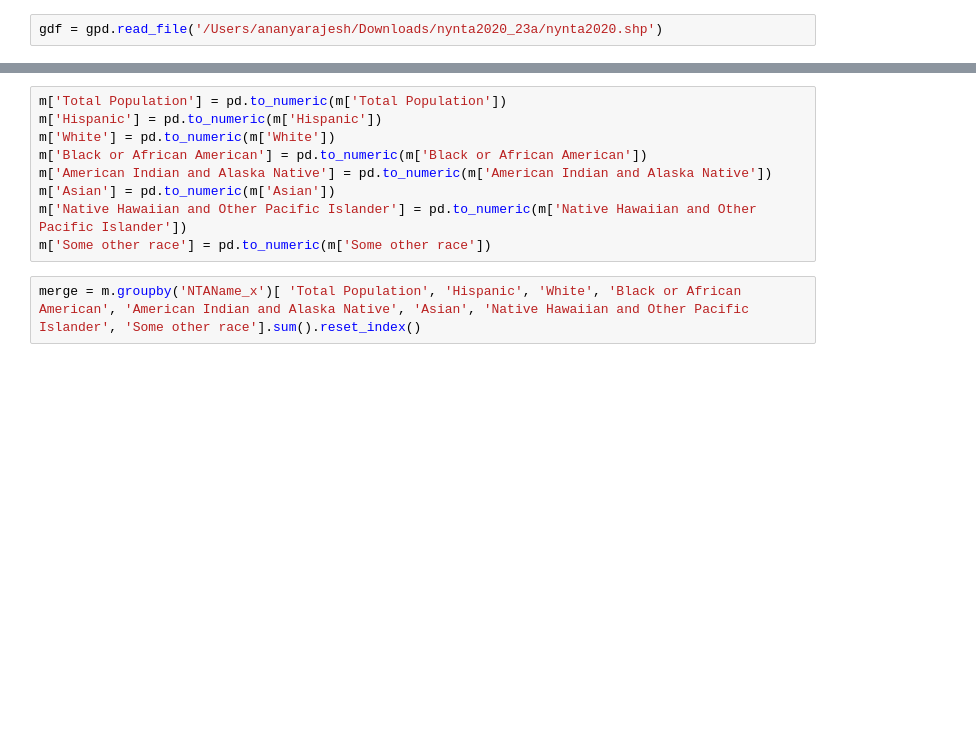
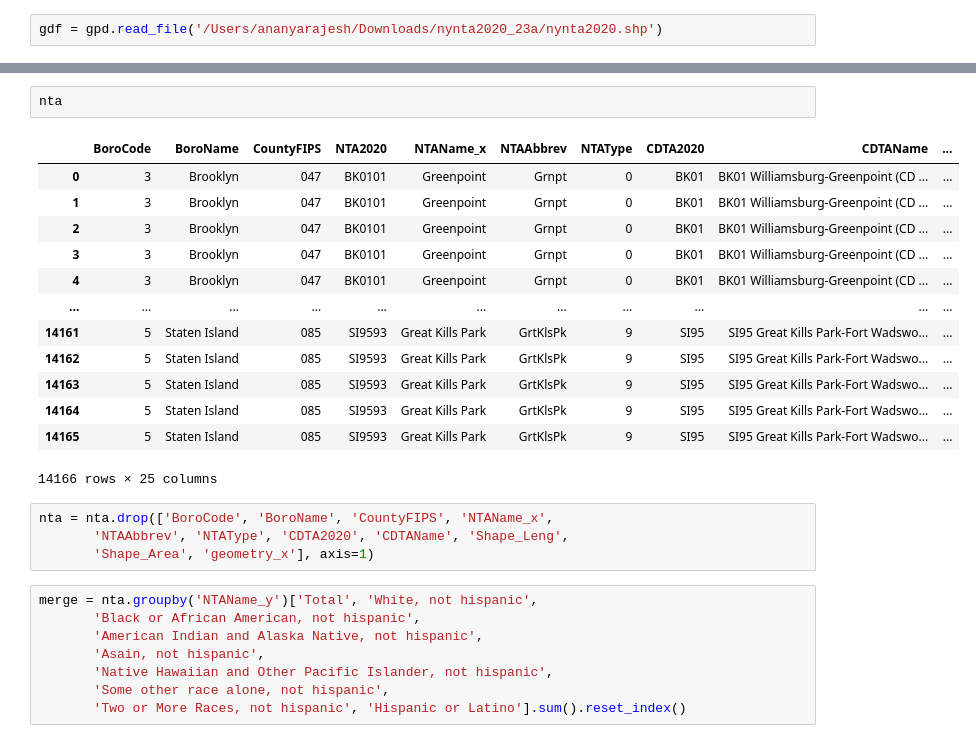
Before and after one commit to emj1020/311_sentiment_analysis, a Jupyter notebook: Scripts/RACE.ipynb, the cells around one changed output, grey strips where cells are left out. Cells and saved outputs as stored; diff of their text form; blank space fills up the shorter version.

```diff
--- a/Scripts/RACE.ipynb
+++ b/Scripts/RACE.ipynb
@@ -259,14 +237,31 @@ m
-# %%
-m['Total Population'] = pd.to_numeric(m['Total Population'])
-m['Hispanic'] = pd.to_numeric(m['Hispanic'])
-m['White'] = pd.to_numeric(m['White'])
-m['Black or African American'] = pd.to_numeric(m['Black or African American'])
-m['American Indian and Alaska Native'] = pd.to_numeric(m['American Indian and Alaska Native'])
-m['Asian'] = pd.to_numeric(m['Asian'])
-m['Native Hawaiian and Other Pacific Islander'] = pd.to_numeric(m['Native Hawaiian and Other Pacific Islander'])
-m['Some other race'] = pd.to_numeric(m['Some other race'])
+# %%
+nta
+# %% [output]
+|  | BoroCode | BoroName | CountyFIPS | NTA2020 | NTAName_x | NTAAbbrev | NTAType | CDTA2020 | CDTAName | ... |
+| 0 | 3 | Brooklyn | 047 | BK0101 | Greenpoint | Grnpt | 0 | BK01 | BK01 Williamsburg-Greenpoint (CD ... | ... |
+| 1 | 3 | Brooklyn | 047 | BK0101 | Greenpoint | Grnpt | 0 | BK01 | BK01 Williamsburg-Greenpoint (CD ... | ... |
+| 2 | 3 | Brooklyn | 047 | BK0101 | Greenpoint | Grnpt | 0 | BK01 | BK01 Williamsburg-Greenpoint (CD ... | ... |
+| 3 | 3 | Brooklyn | 047 | BK0101 | Greenpoint | Grnpt | 0 | BK01 | BK01 Williamsburg-Greenpoint (CD ... | ... |
+| 4 | 3 | Brooklyn | 047 | BK0101 | Greenpoint | Grnpt | 0 | BK01 | BK01 Williamsburg-Greenpoint (CD ... | ... |
+| ... | ... | ... | ... | ... | ... | ... | ... | ... | ... | ... |
+| 14161 | 5 | Staten Island | 085 | SI9593 | Great Kills Park | GrtKlsPk | 9 | SI95 | SI95 Great Kills Park-Fort Wadswo... | ... |
+| 14162 | 5 | Staten Island | 085 | SI9593 | Great Kills Park | GrtKlsPk | 9 | SI95 | SI95 Great Kills Park-Fort Wadswo... | ... |
+| 14163 | 5 | Staten Island | 085 | SI9593 | Great Kills Park | GrtKlsPk | 9 | SI95 | SI95 Great Kills Park-Fort Wadswo... | ... |
+| 14164 | 5 | Staten Island | 085 | SI9593 | Great Kills Park | GrtKlsPk | 9 | SI95 | SI95 Great Kills Park-Fort Wadswo... | ... |
+| 14165 | 5 | Staten Island | 085 | SI9593 | Great Kills Park | GrtKlsPk | 9 | SI95 | SI95 Great Kills Park-Fort Wadswo... | ... |
+14166 rows × 25 columns
+# %%
+nta = nta.drop(['BoroCode', 'BoroName', 'CountyFIPS', 'NTAName_x',
+       'NTAAbbrev', 'NTAType', 'CDTA2020', 'CDTAName', 'Shape_Leng',
+       'Shape_Area', 'geometry_x'], axis=1)
 # %%
-merge = m.groupby('NTAName_x')[ 'Total Population', 'Hispanic', 'White', 'Black or African American', 'American Indian and Alaska Native', 'Asian', 'Native Hawaiian and Other Pacific Islander', 'Some other race'].sum().reset_index()
+merge = nta.groupby('NTAName_y')['Total', 'White, not hispanic',
+       'Black or African American, not hispanic',
+       'American Indian and Alaska Native, not hispanic',
+       'Asain, not hispanic',
+       'Native Hawaiian and Other Pacific Islander, not hispanic',
+       'Some other race alone, not hispanic',
+       'Two or More Races, not hispanic', 'Hispanic or Latino'].sum().reset_index()
 # %%
 merge
 # %% [output]
```
Also changed, not shown: parts of 45 cells of this notebook.
